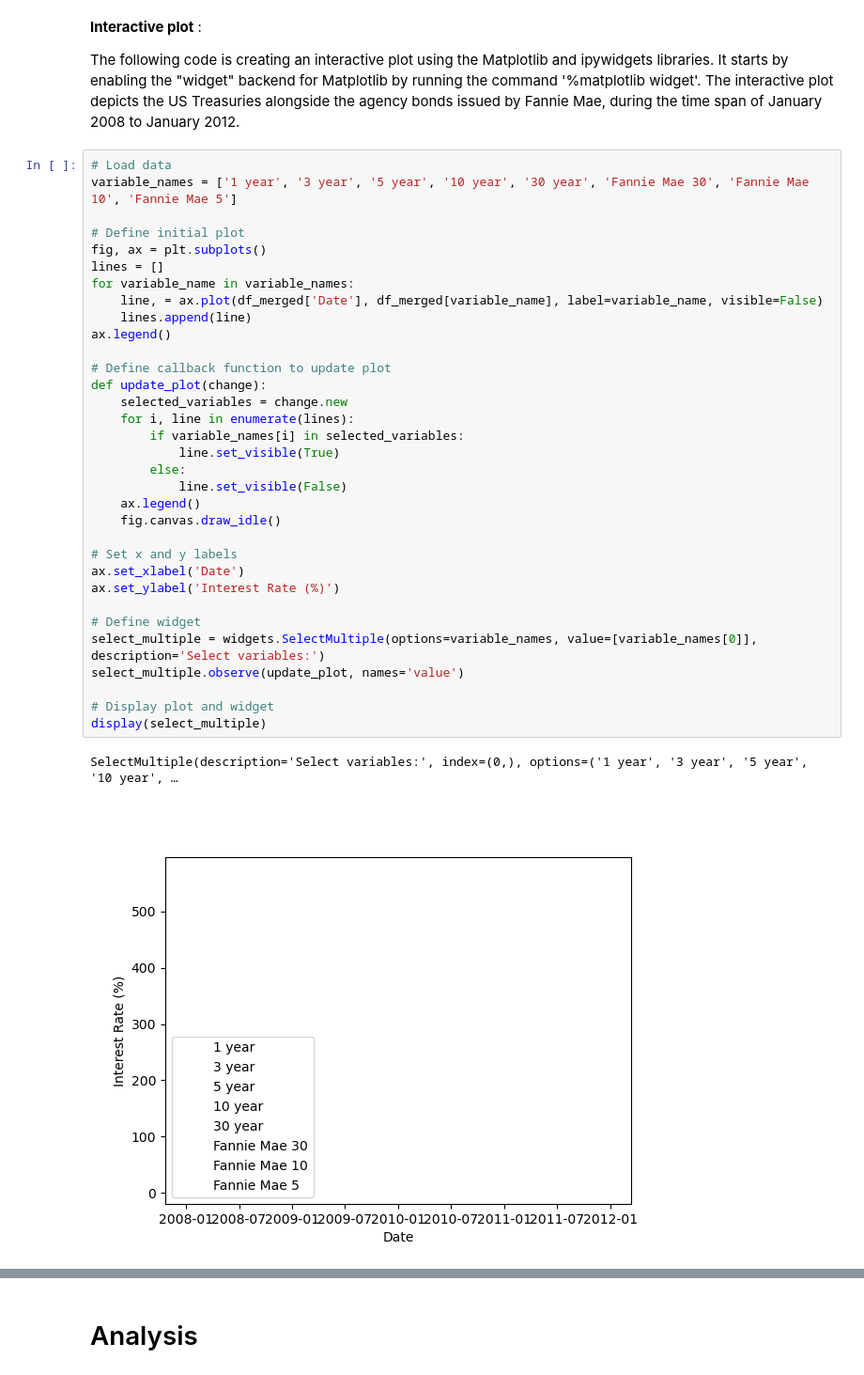
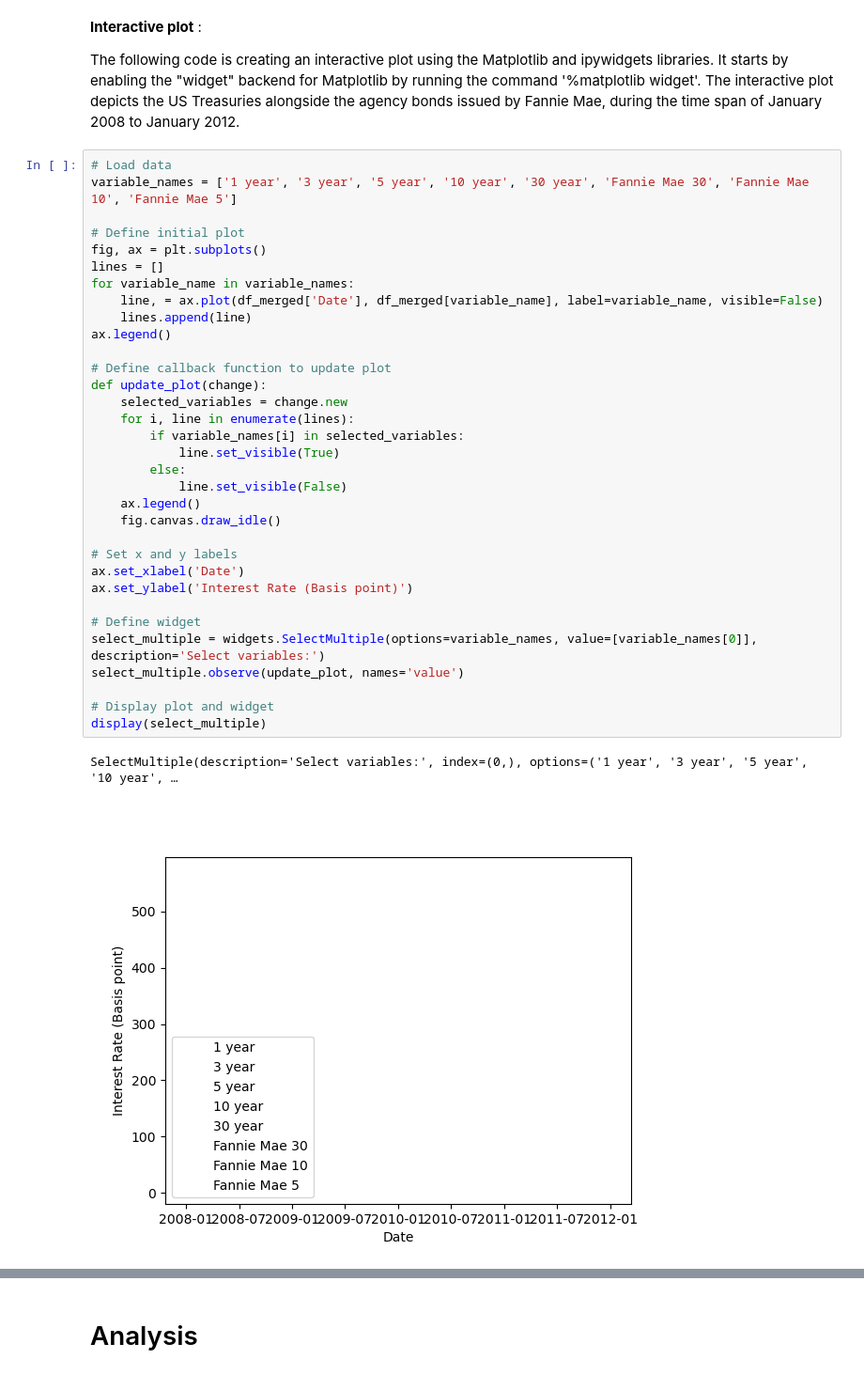
Before and after one commit to NumEconCopenhagen/projects-2023-3500, a Jupyter notebook: dataproject/dataproject.ipynb, the cells around one changed output, grey strips where cells are left out. Shown at 94% size. Saved outputs shown, nothing was run; the diff lists cells and outputs as text.

```diff
--- a/dataproject/dataproject.ipynb
+++ b/dataproject/dataproject.ipynb
@@ -92,34 +89,34 @@ variable_names = ['1 year', '3 year', '5 year', '10 year', '30 year', 'Fannie Ma
 # Define initial plot
 fig, ax = plt.subplots()
 lines = []
 for variable_name in variable_names:
     line, = ax.plot(df_merged['Date'], df_merged[variable_name], label=variable_name, visible=False)
     lines.append(line)
 ax.legend()
 
 # Define callback function to update plot
 def update_plot(change):
     selected_variables = change.new
     for i, line in enumerate(lines):
         if variable_names[i] in selected_variables:
             line.set_visible(True)
         else:
             line.set_visible(False)
     ax.legend()
     fig.canvas.draw_idle()
 
 # Set x and y labels
 ax.set_xlabel('Date')
-ax.set_ylabel('Interest Rate (%)')
+ax.set_ylabel('Interest Rate (Basis point)')
 
 # Define widget
 select_multiple = widgets.SelectMultiple(options=variable_names, value=[variable_names[0]], description='Select variables:')
 select_multiple.observe(update_plot, names='value')
 
 # Display plot and widget
 display(select_multiple)
 # %% [output]
 SelectMultiple(description='Select variables:', index=(0,), options=('1 year', '3 year', '5 year', '10 year', …
-[figure, old version]
+[figure, new version]
 # %% [markdown]
 SKRIV OMKRING GRAFEN OG HVAD DER SES OG ÆNDRE
```
Also changed, not shown: parts of 8 cells of this notebook.
